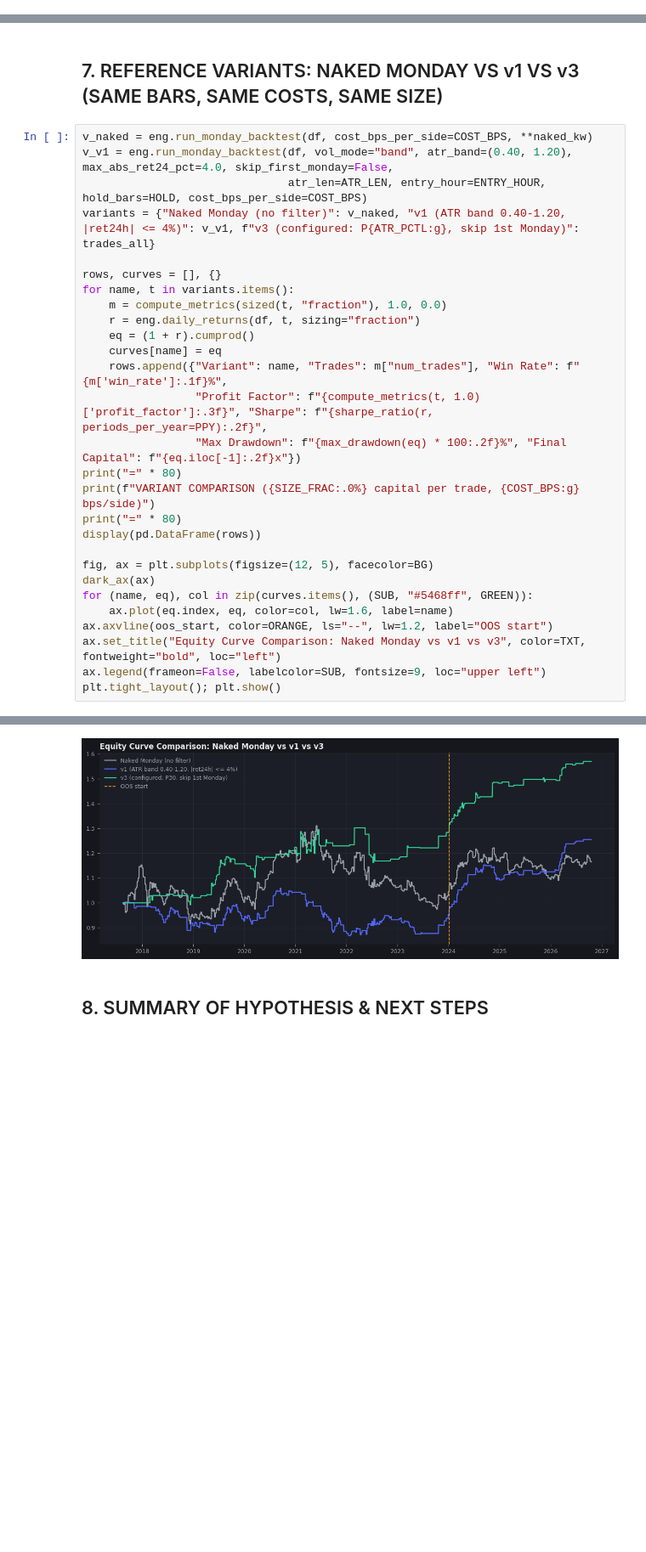
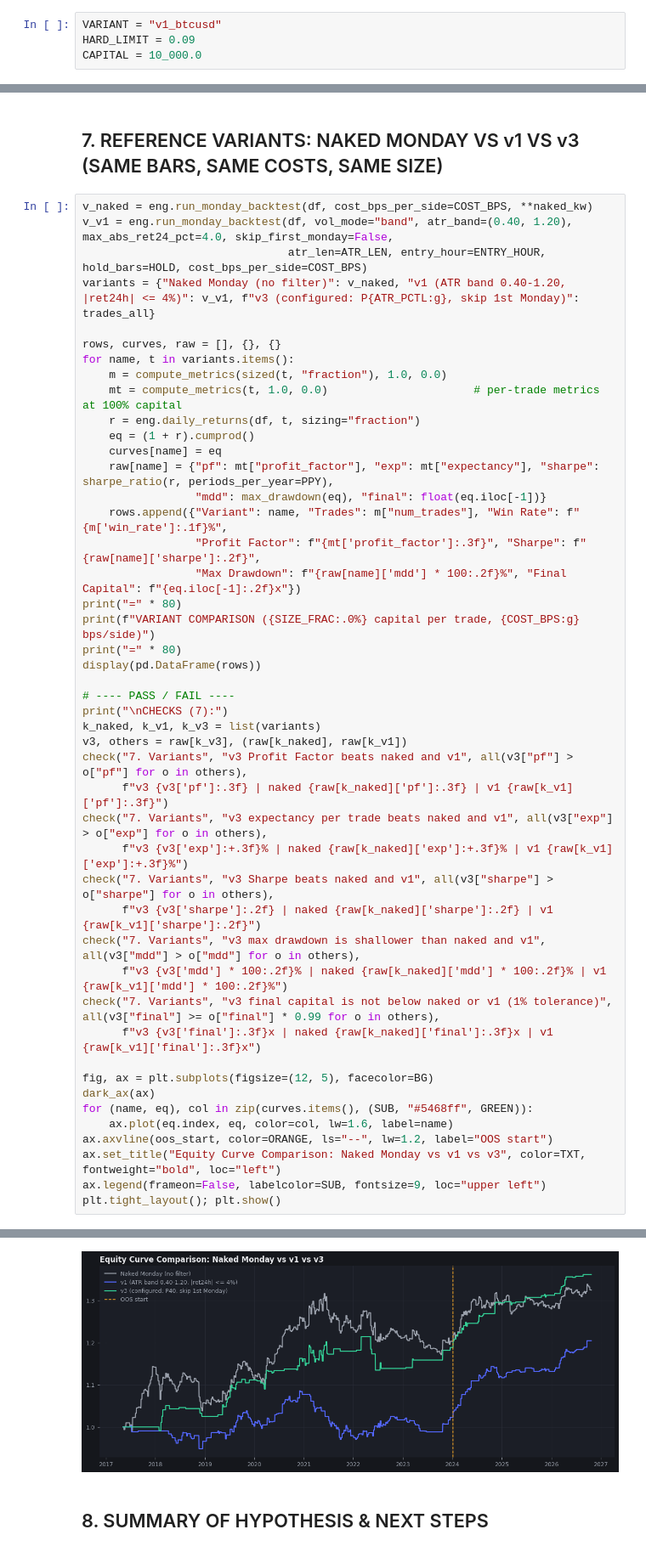
Before and after one commit to Andres-GP/Alphaca-Capital-Research, a Jupyter notebook: research_development/02_strategy_development/Monday_Effect/01_Monday_Effect_Hypothesis_Definition.ipynb, the cells around one changed output, grey strips where cells are left out. Shown at 85% size. Saved outputs shown, nothing was run; the diff lists cells and outputs as text; blank space fills up the shorter version.

```diff
--- a/research_development/02_strategy_development/Monday_Effect/01_Monday_Effect_Hypothesis_Definition.ipynb
+++ b/research_development/02_strategy_development/Monday_Effect/01_Monday_Effect_Hypothesis_Definition.ipynb
@@ -33,3 +31,7 @@ VARIANT = "v1_btcusdt"  # only base variants here; see variants/*.yaml
+# %%
+VARIANT = "v1_btcusd"
+HARD_LIMIT = 0.09
+CAPITAL = 10_000.0
 # %% [markdown]
 ## 2. IMPORTS AND CONFIG
 # %%
@@ -432,19 +831,37 @@ v_v1 = eng.run_monday_backtest(df, vol_mode="band", atr_band=(0.40, 1.20), max_a
                                atr_len=ATR_LEN, entry_hour=ENTRY_HOUR, hold_bars=HOLD, cost_bps_per_side=COST_BPS)
 variants = {"Naked Monday (no filter)": v_naked, "v1 (ATR band 0.40-1.20, |ret24h| <= 4%)": v_v1, f"v3 (configured: P{ATR_PCTL:g}, skip 1st Monday)": trades_all}
 
-rows, curves = [], {}
+rows, curves, raw = [], {}, {}
 for name, t in variants.items():
     m = compute_metrics(sized(t, "fraction"), 1.0, 0.0)
+    mt = compute_metrics(t, 1.0, 0.0)                      # per-trade metrics at 100% capital
     r = eng.daily_returns(df, t, sizing="fraction")
     eq = (1 + r).cumprod()
     curves[name] = eq
+    raw[name] = {"pf": mt["profit_factor"], "exp": mt["expectancy"], "sharpe": sharpe_ratio(r, periods_per_year=PPY),
+                 "mdd": max_drawdown(eq), "final": float(eq.iloc[-1])}
     rows.append({"Variant": name, "Trades": m["num_trades"], "Win Rate": f"{m['win_rate']:.1f}%",
-                 "Profit Factor": f"{compute_metrics(t, 1.0)['profit_factor']:.3f}", "Sharpe": f"{sharpe_ratio(r, periods_per_year=PPY):.2f}",
-                 "Max Drawdown": f"{max_drawdown(eq) * 100:.2f}%", "Final Capital": f"{eq.iloc[-1]:.2f}x"})
+                 "Profit Factor": f"{mt['profit_factor']:.3f}", "Sharpe": f"{raw[name]['sharpe']:.2f}",
+                 "Max Drawdown": f"{raw[name]['mdd'] * 100:.2f}%", "Final Capital": f"{eq.iloc[-1]:.2f}x"})
 print("=" * 80)
 print(f"VARIANT COMPARISON ({SIZE_FRAC:.0%} capital per trade, {COST_BPS:g} bps/side)")
 print("=" * 80)
 display(pd.DataFrame(rows))
+
+# ---- PASS / FAIL ----
+print("\nCHECKS (7):")
+k_naked, k_v1, k_v3 = list(variants)
+v3, others = raw[k_v3], (raw[k_naked], raw[k_v1])
+check("7. Variants", "v3 Profit Factor beats naked and v1", all(v3["pf"] > o["pf"] for o in others),
+      f"v3 {v3['pf']:.3f} | naked {raw[k_naked]['pf']:.3f} | v1 {raw[k_v1]['pf']:.3f}")
+check("7. Variants", "v3 expectancy per trade beats naked and v1", all(v3["exp"] > o["exp"] for o in others),
+      f"v3 {v3['exp']:+.3f}% | naked {raw[k_naked]['exp']:+.3f}% | v1 {raw[k_v1]['exp']:+.3f}%")
+check("7. Variants", "v3 Sharpe beats naked and v1", all(v3["sharpe"] > o["sharpe"] for o in others),
+      f"v3 {v3['sharpe']:.2f} | naked {raw[k_naked]['sharpe']:.2f} | v1 {raw[k_v1]['sharpe']:.2f}")
+check("7. Variants", "v3 max drawdown is shallower than naked and v1", all(v3["mdd"] > o["mdd"] for o in others),
+      f"v3 {v3['mdd'] * 100:.2f}% | naked {raw[k_naked]['mdd'] * 100:.2f}% | v1 {raw[k_v1]['mdd'] * 100:.2f}%")
+check("7. Variants", "v3 final capital is not below naked or v1 (1% tolerance)", all(v3["final"] >= o["final"] * 0.99 for o in others),
+      f"v3 {v3['final']:.3f}x | naked {raw[k_naked]['final']:.3f}x | v1 {raw[k_v1]['final']:.3f}x")
 
 fig, ax = plt.subplots(figsize=(12, 5), facecolor=BG)
 dark_ax(ax)
@@ -465,3 +888,3 @@ VARIANT COMPARISON (40% capital per trade, 14 bps/side)
-[figure, old version]
+[figure, new version]
 # %% [markdown]
 ## 8. SUMMARY OF HYPOTHESIS & NEXT STEPS
```
Also changed, not shown: parts of 21 cells of this notebook, 10 other files.
